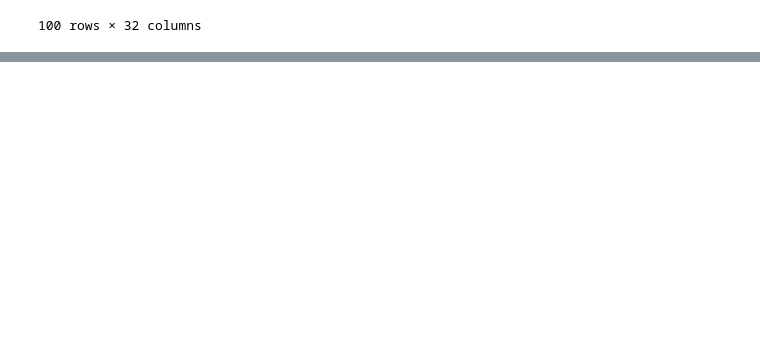
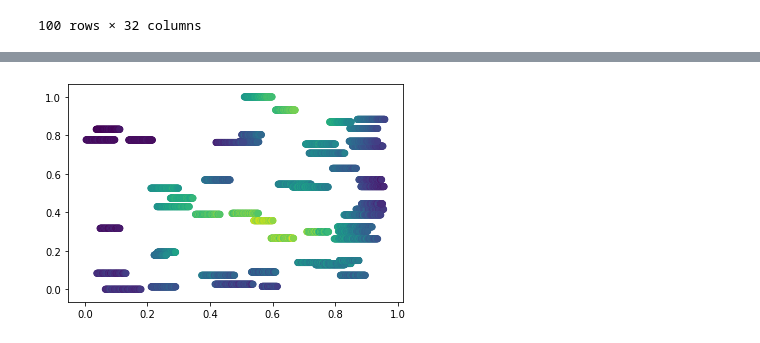
Before and after one commit to noocsharp/final_project, a Jupyter notebook: Best wells.ipynb, the cells around one changed output, grey strips where cells are left out. Cells and saved outputs as stored; diff of their text form; code cells hidden in the pictures; blank space fills up the shorter version.

Commit message:
predicts from easting and northing now, with relatively low error

```diff
--- a/Best wells.ipynb
+++ b/Best wells.ipynb
@@ -221,0 +222,3 @@ WARNING:tensorflow:Falling back from v2 loop because of error: Failed to find da
+# %%
+calcs = pd.read_csv('calculations.csv')
+calcs
@@ -221,0 +239,71 @@ WARNING:tensorflow:Falling back from v2 loop because of error: Failed to find da
+# %%
+# this one predicts ooip from 9 features
+
+def run_model(opt, split, epochs_, first, *args):
+# loads all well log data into a list
+    X_train = []
+    X_test = []
+    for i in os.listdir("data"):
+        if i != 'well production.csv':
+            if random.randint(0, 1):
+                df = pd.read_csv('data/' + i)
+                value = np.array(calcs.loc[calcs['Name'] == i]['original oil in place'])
+                t_oil = np.repeat(value, len(df.index))
+                df['original oil in place'] = t_oil
+                X_train.append(df)
+            else:
+                df = pd.read_csv('data/' + i)
+                value = np.array(calcs.loc[calcs['Name'] == i]['original oil in place'])
+                t_oil = np.repeat(value, len(df.index))
+                df['original oil in place'] = t_oil
+                X_test.append(df)
+
+# combines all well log data into a dataframe
+    X_train = pd.concat(X_train)
+    X_test = pd.concat(X_test)
+
+# removes columns that might be redundant/problematic
+    X_train = X_train.drop(columns=['water saturation', 'proppant weight (lbs)', 'pump rate (cubic feet/min)']).reset_index()
+    X_test = X_test.drop(columns=['water saturation', 'proppant weight (lbs)', 'pump rate (cubic feet/min)']).reset_index()
+
+# separates our dependent variable out
+    y_train = X_train.pop('original oil in place')
+    y_test = X_test.pop('original oil in place')
+
+    #normalize
+    X_temp = X_train.append(X_test)
+    X_train = (X_train - X_temp.min())/(X_temp.max() - X_temp.min())
+    X_test = (X_test - X_temp.min())/(X_temp.max() - X_temp.min())
+
+    y_temp = y_train.append(y_test)
+    y_train = (y_train - y_temp.min())/(y_temp.max() - y_temp.min())
+    y_test = (y_test - y_temp.min())/(y_temp.max() - y_temp.min())
+
+# sets up our the neural network
+    model = K.models.Sequential([K.layers.Dense(first, input_shape=[9,])])
+
+    for i in args:
+        model.add(K.layers.Dense(i))
+
+    model.add(K.layers.Dense(1))
+
+    #model.compile(optimizer='adam', loss='mean_squared_error', metrics=['mean_squared_error'])
+
+    model.compile(optimizer=opt, loss='mean_squared_error')
+
+    early_stopping = EarlyStopping(monitor='val_loss', min_delta=100, patience=10,
+            restore_best_weights=True)
+
+# fits model to data
+    history = model.fit(X_train, y_train, epochs=epochs_, validation_data=(X_test, y_test), callbacks=[early_stopping])
+    y_pred = model.predict(X_test).transpose()[0]
+
+    plt.scatter(X_test['easting'], X_test['northing'], c=y_pred)
+#    plt.scatter(X_test['easting'], X_test['northing'])
+
+    return model.to_json()
+
+optimizer = K.optimizers.Adam(learning_rate=0.005, beta_1=0.9, beta_2=.999, amsgrad=False)
+
+info = run_model(optimizer, .5, 100, 10, 10, 10, 5)
+# %% [output]
@@ -221,0 +327 @@ WARNING:tensorflow:Falling back from v2 loop because of error: Failed to find da
+[figure, added]
```
Also changed, not shown: parts of 9 cells of this notebook.
